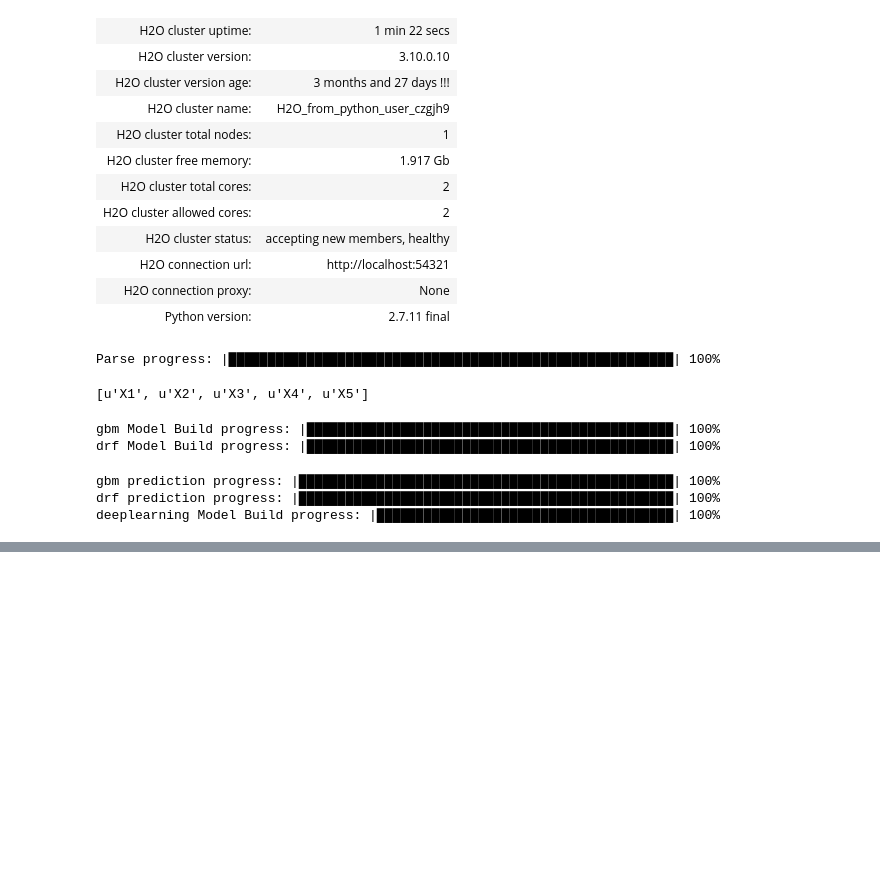
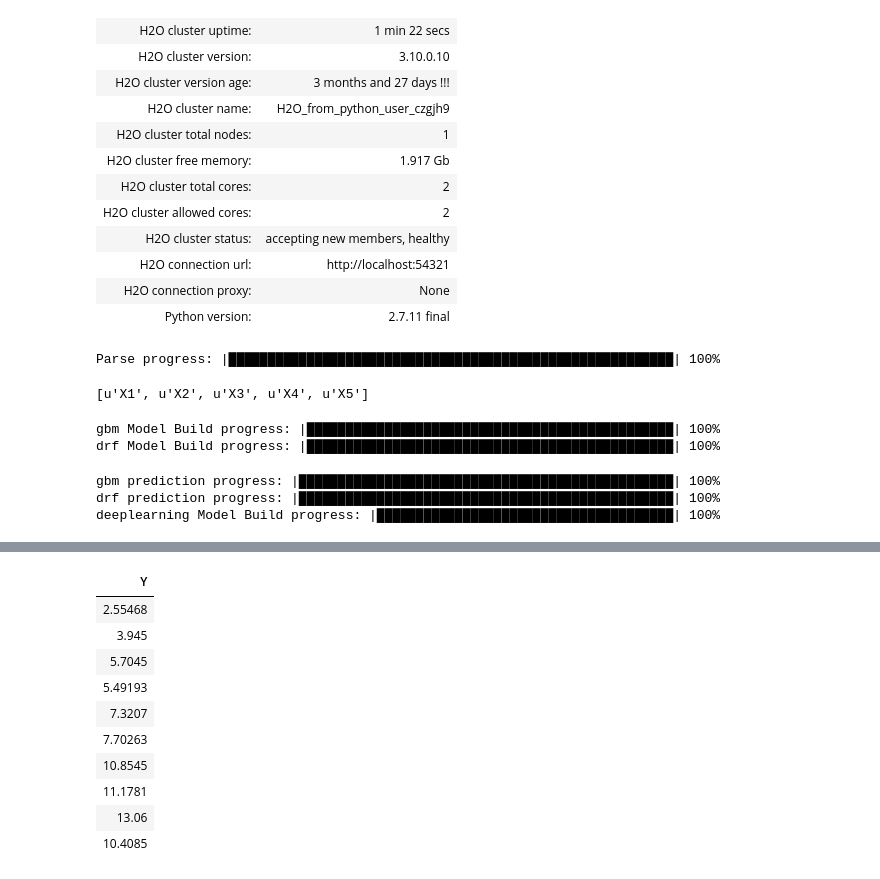
Before and after one commit to hamzafar/learning_sine, a Jupyter notebook: Model Stacking.ipynb, the cells around one changed output, grey strips where cells are left out. Saved outputs shown, nothing was run; the diff lists cells and outputs as text; code cells hidden in the pictures; blank space fills up the shorter version.

```diff
--- a/Model Stacking.ipynb
+++ b/Model Stacking.ipynb
@@ -197,0 +214,14 @@ deeplearning prediction progress: |███████████████
+# %%
+level_one_data_valid['Y']
+# %% [output]
+| Y |
+| 2.55468 |
+| 3.945 |
+| 5.7045 |
+| 5.49193 |
+| 7.3207 |
+| 7.70263 |
+| 10.8545 |
+| 11.1781 |
+| 13.06 |
+| 10.4085 |
```
Also changed, not shown: parts of 11 cells of this notebook.
